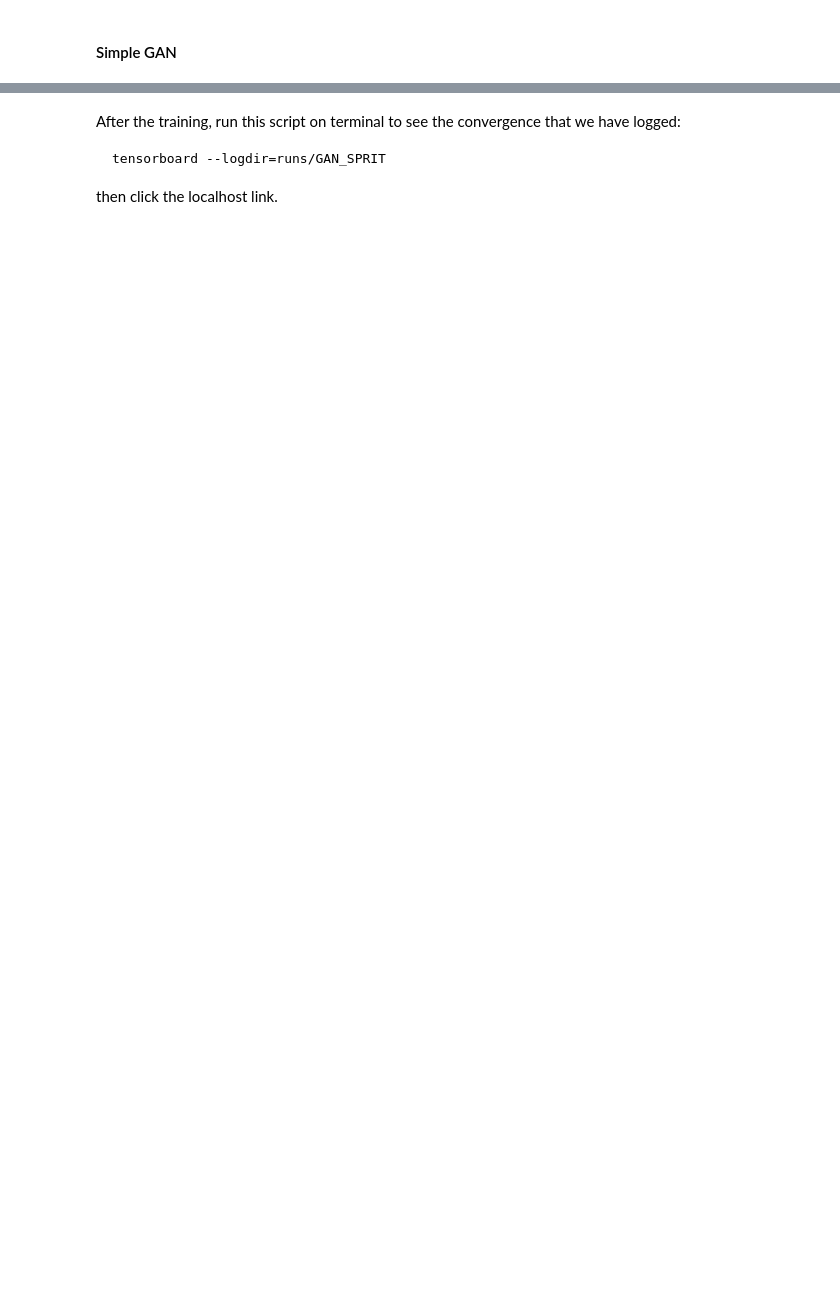
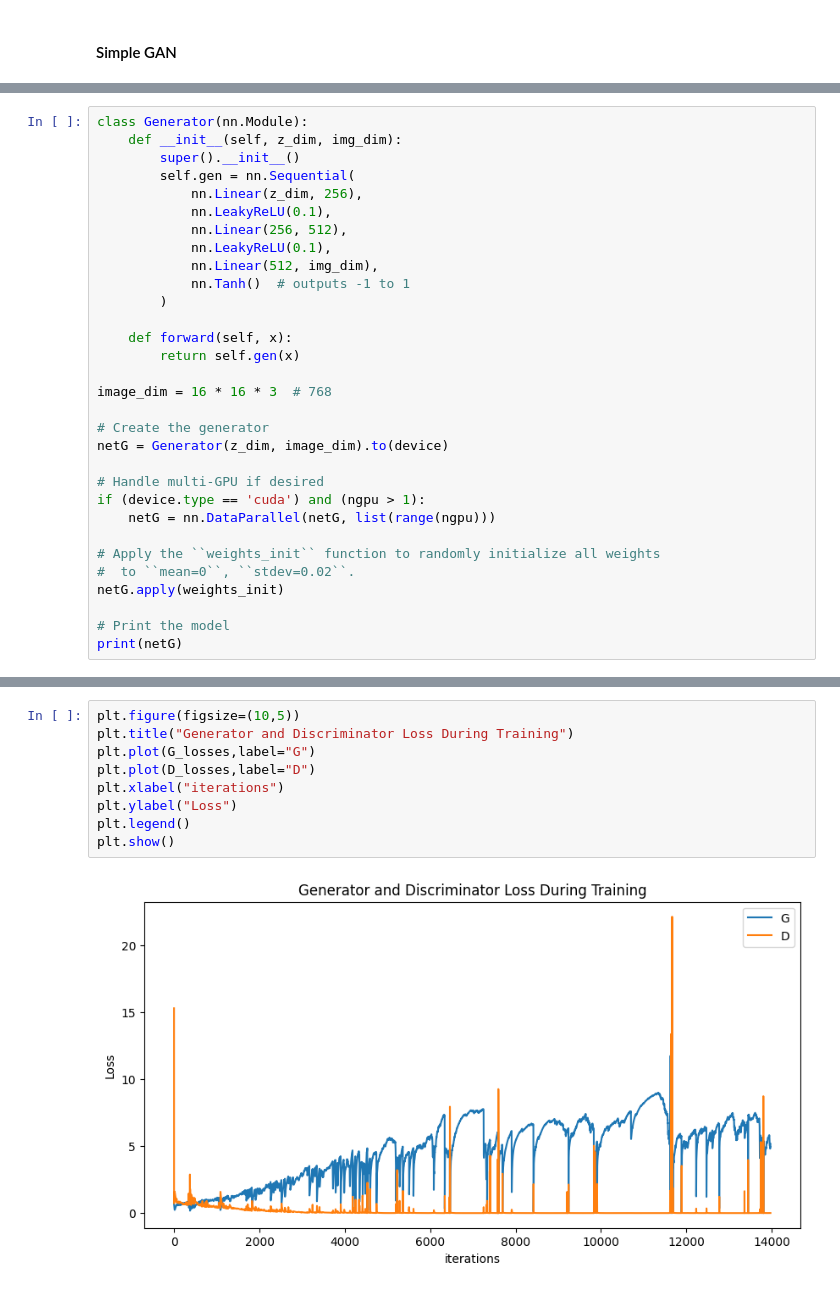
Before and after one commit to Pokeepic/Gen-AI-DL, a Jupyter notebook: simple-gan/train.ipynb, the cells around one changed output, grey strips where cells are left out. Saved outputs shown, nothing was run; the diff lists cells and outputs as text; blank space fills up the shorter version.

Commit message:
remove tensorboard and refactor code to fit best practice from pytorch examples

````diff
--- a/simple-gan/train.ipynb
+++ b/simple-gan/train.ipynb
@@ -156,0 +180,31 @@ image_dim = 16 * 16 * 3  # 768
+# %%
+class Generator(nn.Module):
+    def __init__(self, z_dim, img_dim):
+        super().__init__()
+        self.gen = nn.Sequential(
+            nn.Linear(z_dim, 256),
+            nn.LeakyReLU(0.1),
+            nn.Linear(256, 512),
+            nn.LeakyReLU(0.1),
+            nn.Linear(512, img_dim),
+            nn.Tanh()  # outputs -1 to 1
+        )
+
+    def forward(self, x):
+        return self.gen(x)
+
+image_dim = 16 * 16 * 3  # 768
+
+# Create the generator
+netG = Generator(z_dim, image_dim).to(device)
+
+# Handle multi-GPU if desired
+if (device.type == 'cuda') and (ngpu > 1):
+    netG = nn.DataParallel(netG, list(range(ngpu)))
+
+# Apply the ``weights_init`` function to randomly initialize all weights
+#  to ``mean=0``, ``stdev=0.02``.
+netG.apply(weights_init)
+
+# Print the model
+print(netG)
@@ -228,7 +331,11 @@ Loss D: 7.5791, Loss G: 0.6774
-# %% [markdown]
-After the training, run this script on terminal to see the convergence that we have logged:
-
-```bash
-tensorboard --logdir=runs/GAN_SPRIT
-```
-then click the localhost link.
+# %%
+plt.figure(figsize=(10,5))
+plt.title("Generator and Discriminator Loss During Training")
+plt.plot(G_losses,label="G")
+plt.plot(D_losses,label="D")
+plt.xlabel("iterations")
+plt.ylabel("Loss")
+plt.legend()
+plt.show()
+# %% [output]
+[figure, added]
````
Also changed, not shown: parts of 8 cells of this notebook.
